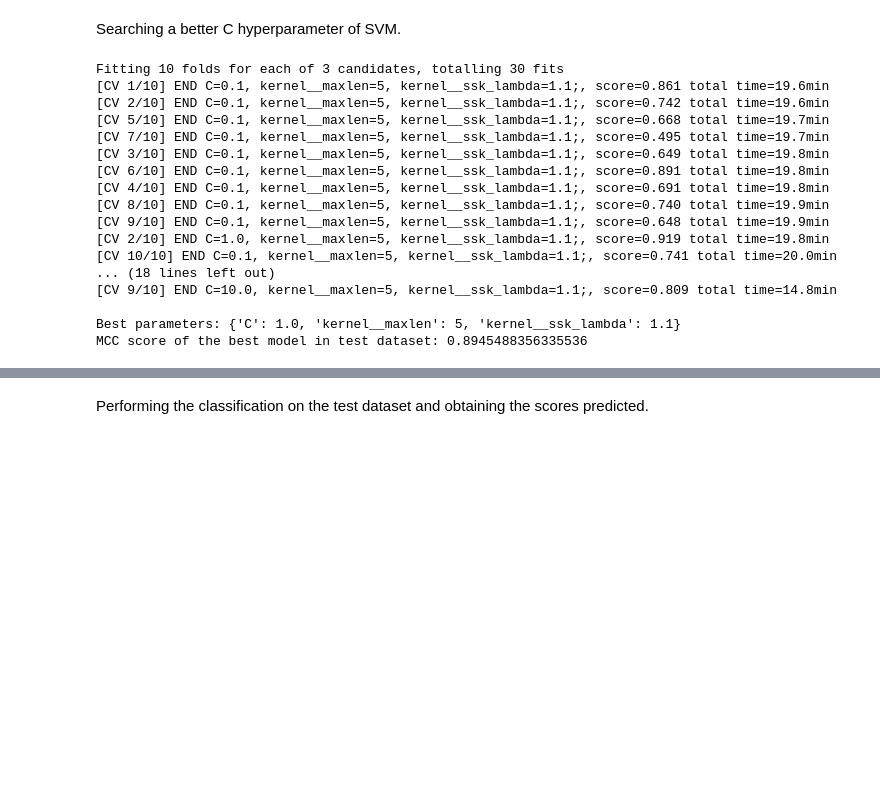
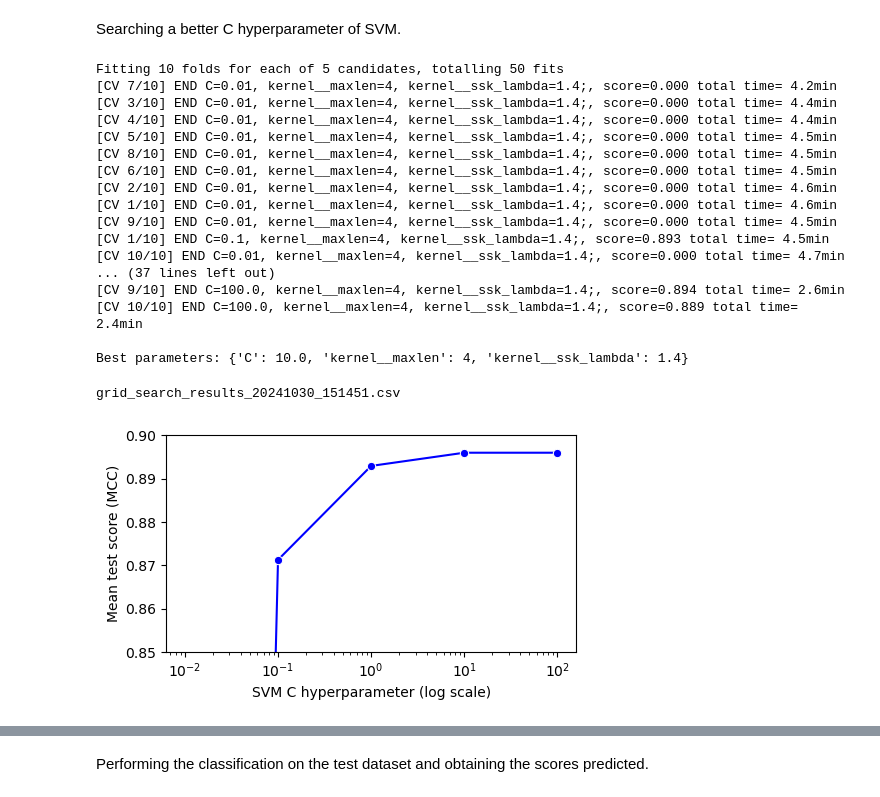
Before and after one commit to denilsonfbar/EPB-24, a Jupyter notebook: AMP_peptides_classification.ipynb, the cells around one changed output, grey strips where cells are left out. Saved outputs shown, nothing was run; the diff lists cells and outputs as text; code cells hidden in the pictures; blank space fills up the shorter version.

```diff
--- a/AMP_peptides_classification.ipynb
+++ b/AMP_peptides_classification.ipynb
@@ -352,11 +321,14 @@ plt.show()
 # %% [markdown]
 Searching a better C hyperparameter of SVM.
 # %%
+# create a support vector classifier with the kernel
+clf = SVC(kernel=subsequence_kernel)
+
 # set parameters for grid search
 param_grid = {
-    'kernel__maxlen': [5],
-    'kernel__ssk_lambda': [1.1],
-    'C': [0.1, 1.0, 10.0]
+    'kernel__maxlen': [4],
+    'kernel__ssk_lambda': [1.4],
+    'C': [0.01, 0.1, 1.0, 10.0, 100.0]
 }
 
 mcc_scorer = make_scorer(matthews_corrcoef)
@@ -370,38 +342,48 @@ grid_search = GridSearchCV(estimator=clf,
                            verbose=3)
 
 # fit the model to the training data
-grid_search.fit(X_train, y_train)
+grid_search.fit(X_train_sampled, y_train_sampled)
 
 # get the best parameters
 best_params = grid_search.best_params_
+print("\nBest parameters:", best_params)
 
-# get the best trained model
-best_model = grid_search.best_estimator_
-
-# make predictions using the best model
-predictions = best_model.predict(X_test)
-
-# calculate MCC score
-MCC_score = matthews_corrcoef(y_test, predictions)
-
-# print the results
-print("\nBest parameters:", best_params)
-print("MCC score of the best model in test dataset:", MCC_score)
+# save all grid search results to a CSV file with current date and time
+current_time = datetime.now().strftime("%Y%m%d_%H%M%S")
+filename_grid_3 = f'grid_search_results_{current_time}.csv'
+results_df = pd.DataFrame(grid_search.cv_results_)
+results_df.to_csv(filename_grid_3, index=False)
 # %% [output]
-Fitting 10 folds for each of 3 candidates, totalling 30 fits
-[CV 1/10] END C=0.1, kernel__maxlen=5, kernel__ssk_lambda=1.1;, score=0.861 total time=19.6min
-[CV 2/10] END C=0.1, kernel__maxlen=5, kernel__ssk_lambda=1.1;, score=0.742 total time=19.6min
-[CV 5/10] END C=0.1, kernel__maxlen=5, kernel__ssk_lambda=1.1;, score=0.668 total time=19.7min
-[CV 7/10] END C=0.1, kernel__maxlen=5, kernel__ssk_lambda=1.1;, score=0.495 total time=19.7min
-[CV 3/10] END C=0.1, kernel__maxlen=5, kernel__ssk_lambda=1.1;, score=0.649 total time=19.8min
-[CV 6/10] END C=0.1, kernel__maxlen=5, kernel__ssk_lambda=1.1;, score=0.891 total time=19.8min
-[CV 4/10] END C=0.1, kernel__maxlen=5, kernel__ssk_lambda=1.1;, score=0.691 total time=19.8min
-[CV 8/10] END C=0.1, kernel__maxlen=5, kernel__ssk_lambda=1.1;, score=0.740 total time=19.9min
-[CV 9/10] END C=0.1, kernel__maxlen=5, kernel__ssk_lambda=1.1;, score=0.648 total time=19.9min
-[CV 2/10] END C=1.0, kernel__maxlen=5, kernel__ssk_lambda=1.1;, score=0.919 total time=19.8min
-[CV 10/10] END C=0.1, kernel__maxlen=5, kernel__ssk_lambda=1.1;, score=0.741 total time=20.0min
-... (18 lines left out)
-[CV 9/10] END C=10.0, kernel__maxlen=5, kernel__ssk_lambda=1.1;, score=0.809 total time=14.8min
+Fitting 10 folds for each of 5 candidates, totalling 50 fits
+[CV 7/10] END C=0.01, kernel__maxlen=4, kernel__ssk_lambda=1.4;, score=0.000 total time= 4.2min
+[CV 3/10] END C=0.01, kernel__maxlen=4, kernel__ssk_lambda=1.4;, score=0.000 total time= 4.4min
+[CV 4/10] END C=0.01, kernel__maxlen=4, kernel__ssk_lambda=1.4;, score=0.000 total time= 4.4min
+[CV 5/10] END C=0.01, kernel__maxlen=4, kernel__ssk_lambda=1.4;, score=0.000 total time= 4.5min
+[CV 8/10] END C=0.01, kernel__maxlen=4, kernel__ssk_lambda=1.4;, score=0.000 total time= 4.5min
+[CV 6/10] END C=0.01, kernel__maxlen=4, kernel__ssk_lambda=1.4;, score=0.000 total time= 4.5min
+[CV 2/10] END C=0.01, kernel__maxlen=4, kernel__ssk_lambda=1.4;, score=0.000 total time= 4.6min
+[CV 1/10] END C=0.01, kernel__maxlen=4, kernel__ssk_lambda=1.4;, score=0.000 total time= 4.6min
+[CV 9/10] END C=0.01, kernel__maxlen=4, kernel__ssk_lambda=1.4;, score=0.000 total time= 4.5min
+[CV 1/10] END C=0.1, kernel__maxlen=4, kernel__ssk_lambda=1.4;, score=0.893 total time= 4.5min
+[CV 10/10] END C=0.01, kernel__maxlen=4, kernel__ssk_lambda=1.4;, score=0.000 total time= 4.7min
+... (37 lines left out)
+[CV 9/10] END C=100.0, kernel__maxlen=4, kernel__ssk_lambda=1.4;, score=0.894 total time= 2.6min
+[CV 10/10] END C=100.0, kernel__maxlen=4, kernel__ssk_lambda=1.4;, score=0.889 total time= 2.4min
 
-Best parameters: {'C': 1.0, 'kernel__maxlen': 5, 'kernel__ssk_lambda': 1.1}
-MCC score of the best model in test dataset: 0.8945488356335536
+Best parameters: {'C': 10.0, 'kernel__maxlen': 4, 'kernel__ssk_lambda': 1.4}
+# %%
+print(filename_grid_3)
+grid_3_results_df = pd.read_csv(filename_grid_3)
+
+plt.figure(figsize=(5, 3))
+sns.lineplot(x='param_C', y='mean_test_score', data=grid_3_results_df, marker='o', color='b')
+plt.xticks(ticks=grid_3_results_df['param_C'].unique())
+plt.xscale('log')
+plt.ylim(0.85, 0.9)
+plt.xlabel('SVM C hyperparameter (log scale)')
+plt.ylabel('Mean test score (MCC)')
+plt.tight_layout()
+plt.show()
+# %% [output]
+grid_search_results_20241030_151451.csv
+[figure, added]
```
Also changed, not shown: parts of 28 cells of this notebook, 4 other files.
